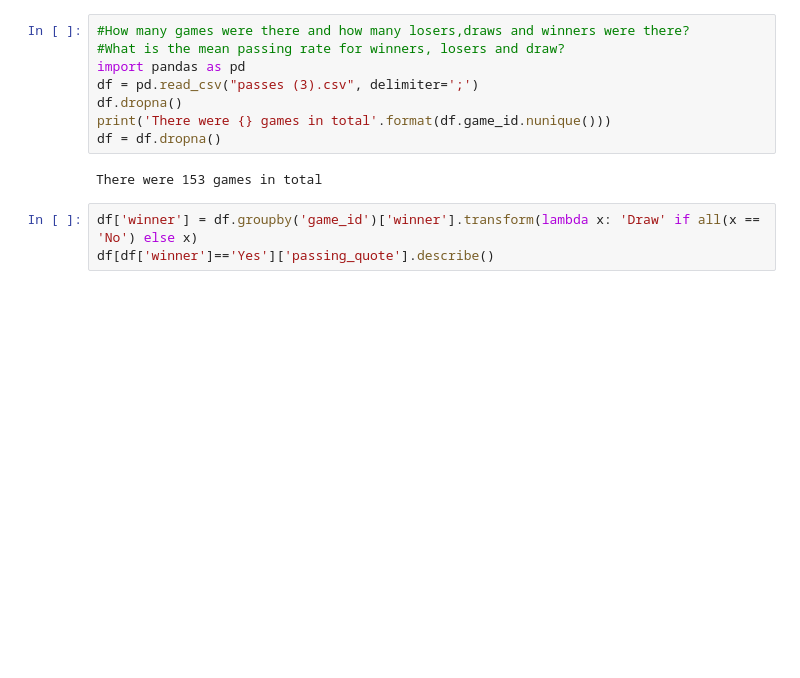
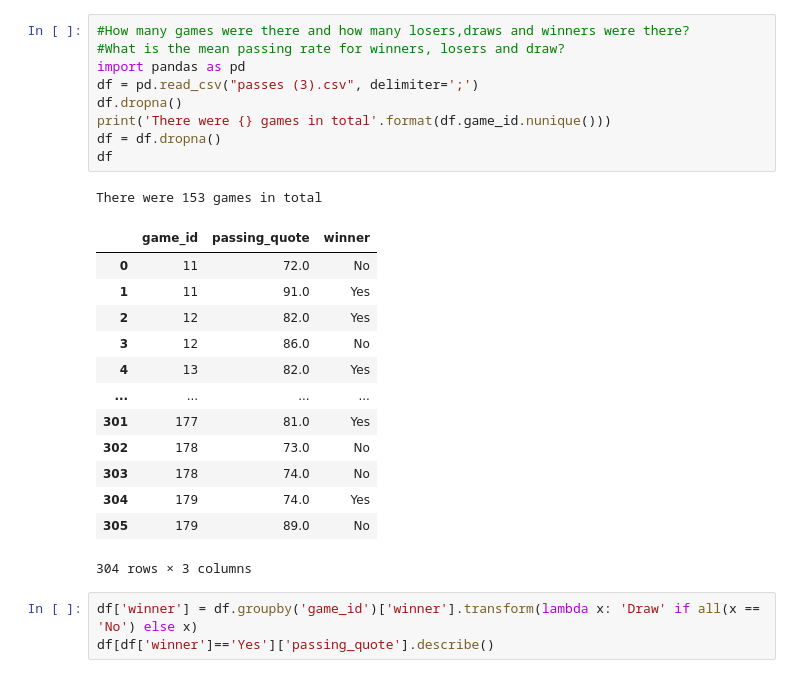
Before and after one commit to sushrutghimire1/Bundesliga-Statistical-Analysis, a Jupyter notebook: Bundesliga Questions.ipynb, the cells around one changed output. Cells and saved outputs as stored; diff of their text form; blank space fills up the shorter version.

```diff
--- a/Bundesliga Questions.ipynb
+++ b/Bundesliga Questions.ipynb
@@ -1,13 +1,27 @@
 # %%
 #How many games were there and how many losers,draws and winners were there?
 #What is the mean passing rate for winners, losers and draw?
 import pandas as pd
 df = pd.read_csv("passes (3).csv", delimiter=';')
 df.dropna()
 print('There were {} games in total'.format(df.game_id.nunique()))
 df = df.dropna()
+df
 # %% [output]
 There were 153 games in total
+|  | game_id | passing_quote | winner |
+| 0 | 11 | 72.0 | No |
+| 1 | 11 | 91.0 | Yes |
+| 2 | 12 | 82.0 | Yes |
+| 3 | 12 | 86.0 | No |
+| 4 | 13 | 82.0 | Yes |
+| ... | ... | ... | ... |
+| 301 | 177 | 81.0 | Yes |
+| 302 | 178 | 73.0 | No |
+| 303 | 178 | 74.0 | No |
+| 304 | 179 | 74.0 | Yes |
+| 305 | 179 | 89.0 | No |
+304 rows × 3 columns
 # %%
 df['winner'] = df.groupby('game_id')['winner'].transform(lambda x: 'Draw' if all(x == 'No') else x)
 df[df['winner']=='Yes']['passing_quote'].describe()
```
Also changed, not shown: parts of 6 cells of this notebook.
